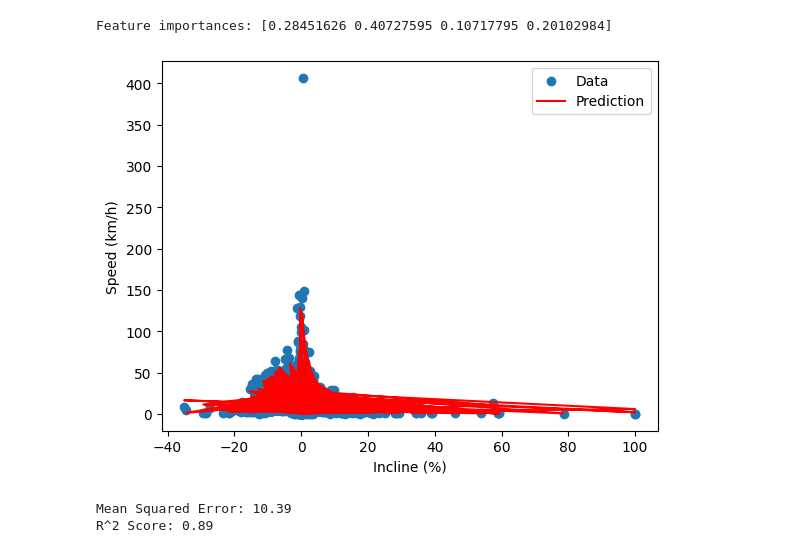
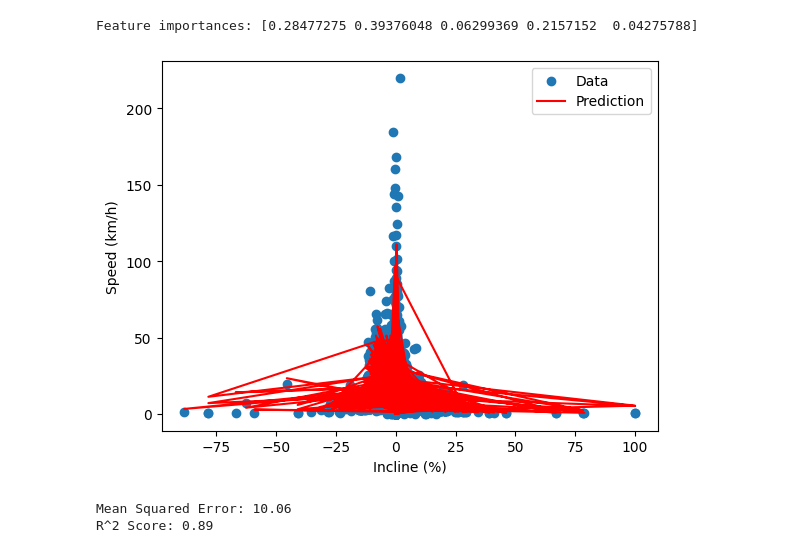
Before and after one commit to alx-sima/cycling-planner, a Jupyter notebook: main.ipynb, the cells around one changed output. Saved outputs shown, nothing was run; the diff lists cells and outputs as text; code cells hidden in the pictures.

```diff
--- a/main.ipynb
+++ b/main.ipynb
@@ -7,4 +8,11 @@ import sklearn as sk
 import pickle as pkl
 # %%
 api = WeatherApi()
-df = read_gpx_dir(api, "data")
+parser = GPXParser(api)
+
+tracks = parser.parse_gpx_dir("data")
+for track in tracks:
+    name = track["filename", 0]
+    GPXParser.plot_gpx(track)
+
+data = pd.concat(tracks, ignore_index=True)
@@ -11,35 +51,32 @@ df = read_gpx_dir(api, "data")
 # %%
-regressor = sk.ensemble.RandomForestRegressor(n_estimators=100)
-X = df[["incline", "elapsed", "temperature", "cos_course"]]
-y = df["speed"]
+model = sk.ensemble.RandomForestRegressor(n_estimators=100)
+X = data[["incline", "elapsed_time", "temperature", "wind_course_diff", "wind_speed"]]
+y = data["speed"]
 
 X_train, X_test, y_train, y_test = sk.model_selection.train_test_split(
     X.values, y, test_size=0.2
 )
 
-regressor.fit(X_train, y_train)
-regressor.score(X_test, y_test)
+model.fit(X_train, y_train)
+model.score(X_test, y_test)
 
-print("Feature importances:", regressor.feature_importances_)
+print("Feature importances:", model.feature_importances_)
 plt.scatter(X_test[:, 0], y_test, label="Data")
-plt.plot(X_test[:, 0], regressor.predict(X_test), color="red", label="Prediction")
+plt.plot(X_test[:, 0], model.predict(X_test), color="red", label="Prediction")
 plt.xlabel("Incline (%)")
 plt.ylabel("Speed (km/h)")
 plt.legend()
 plt.show()
 
-# error
-from sklearn.metrics import mean_squared_error, r2_score
-
-y_pred = regressor.predict(X.values)
-mse = mean_squared_error(y, y_pred)
-r2 = r2_score(y, y_pred)
+y_pred = model.predict(X.values)
+mse = sk.metrics.mean_squared_error(y, y_pred)
+r2 = sk.metrics.r2_score(y, y_pred)
 print(f"Mean Squared Error: {mse:.2f}")
 print(f"R^2 Score: {r2:.2f}")
 # %% [output]
-Feature importances: [0.28451626 0.40727595 0.10717795 0.20102984]
+Feature importances: [0.28477275 0.39376048 0.06299369 0.2157152  0.04275788]
-[figure, old version]
+[figure, new version]
-Mean Squared Error: 10.39
+Mean Squared Error: 10.06
 R^2 Score: 0.89
 # %%
 with open("model.pkl", "wb") as f:
```
Also changed, not shown: parts of 2 cells of this notebook, 2 other files.
